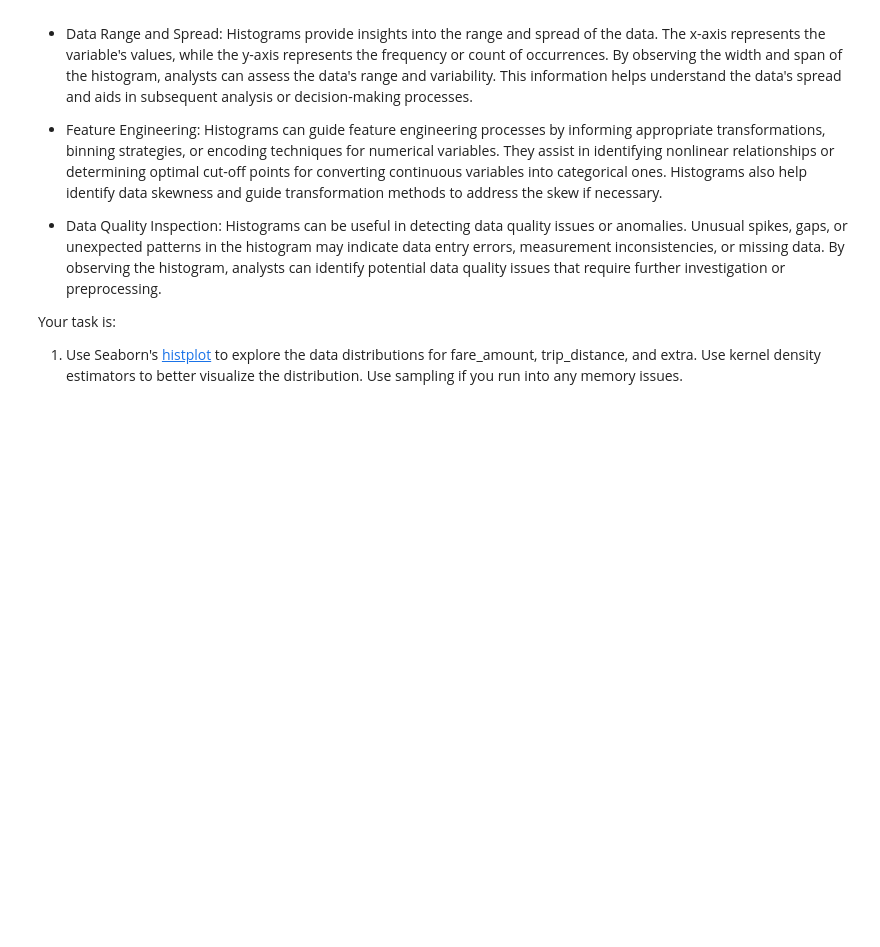
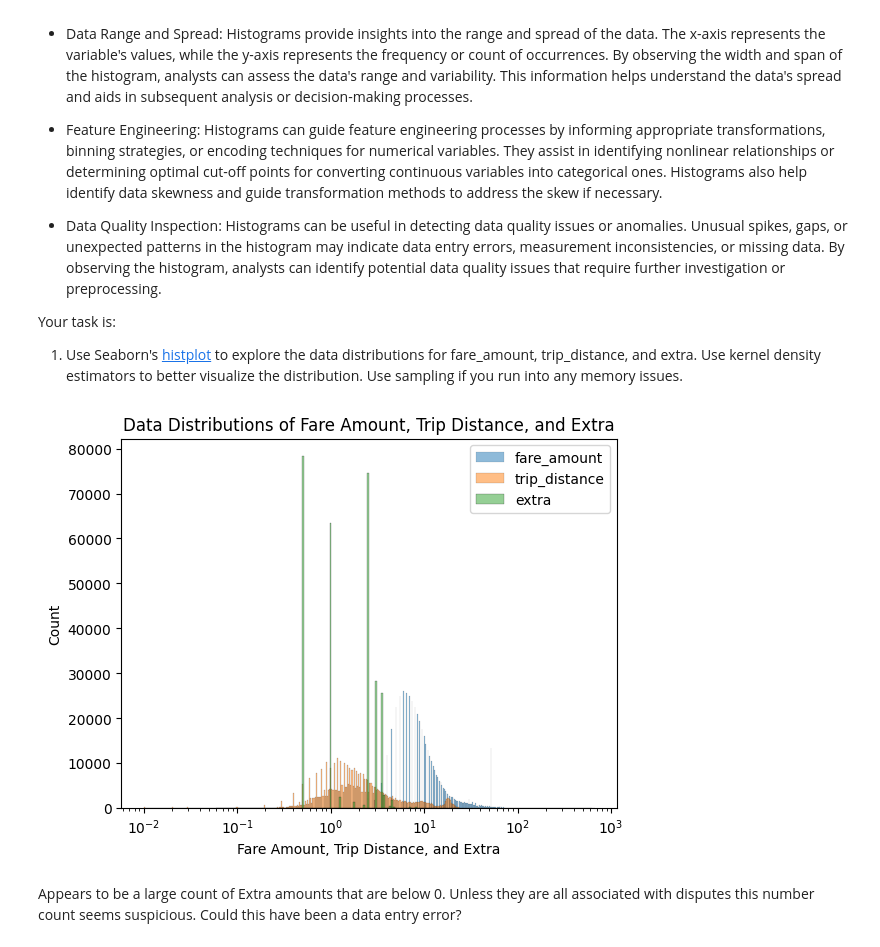
Before and after one commit to TimHBSWFL/UCSD_MLE_Projects, a Jupyter notebook: Student_MLE_MiniProject_EDA.ipynb, the cells around one changed output. Drawn from its saved outputs; the diff is of its cells as text; code cells hidden in the pictures; blank space fills up the shorter version.

```diff
--- a/Student_MLE_MiniProject_EDA.ipynb
+++ b/Student_MLE_MiniProject_EDA.ipynb
@@ -270,0 +283,17 @@ Your task is:
+# %%
+# Explore data distributions for 'fare_amount', 'trip_distance' and 'extra' using Seaborn's histplot. Sample the data if you run into memory issues.
+hist_cols = ['fare_amount', 'trip_distance', 'extra']
+hist_df = df[hist_cols]
+sample_hist_df = hist_df.sample(frac=0.2, replace=False, random_state=1)
+sns.histplot(data=sample_hist_df, x='fare_amount', kde=True, log_scale=True, label='fare_amount')
+sns.histplot(data=sample_hist_df, x='trip_distance', kde=True, log_scale=True, label='trip_distance')
+sns.histplot(data=sample_hist_df, x='extra', kde=True, log_scale=True, label='extra')
+plt.legend()
+plt.xlabel('Fare Amount, Trip Distance, and Extra')
+plt.ylabel('Count')
+plt.title('Data Distributions of Fare Amount, Trip Distance, and Extra')
+plt.show()
+# %% [output]
+[figure, added]
+# %% [markdown]
+Appears to be a large count of Extra amounts that are below 0. Unless they are all associated with disputes this number count seems suspicious. Could this have been a data entry error?
```
Also changed, not shown: parts of 11 cells of this notebook.
